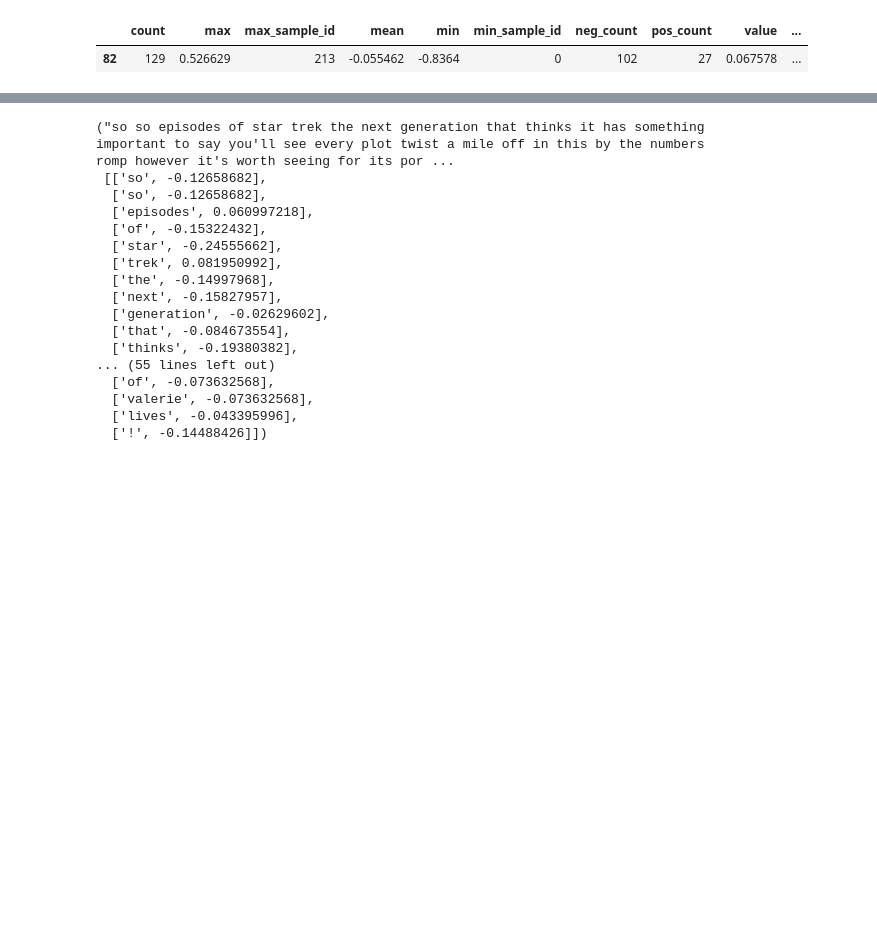
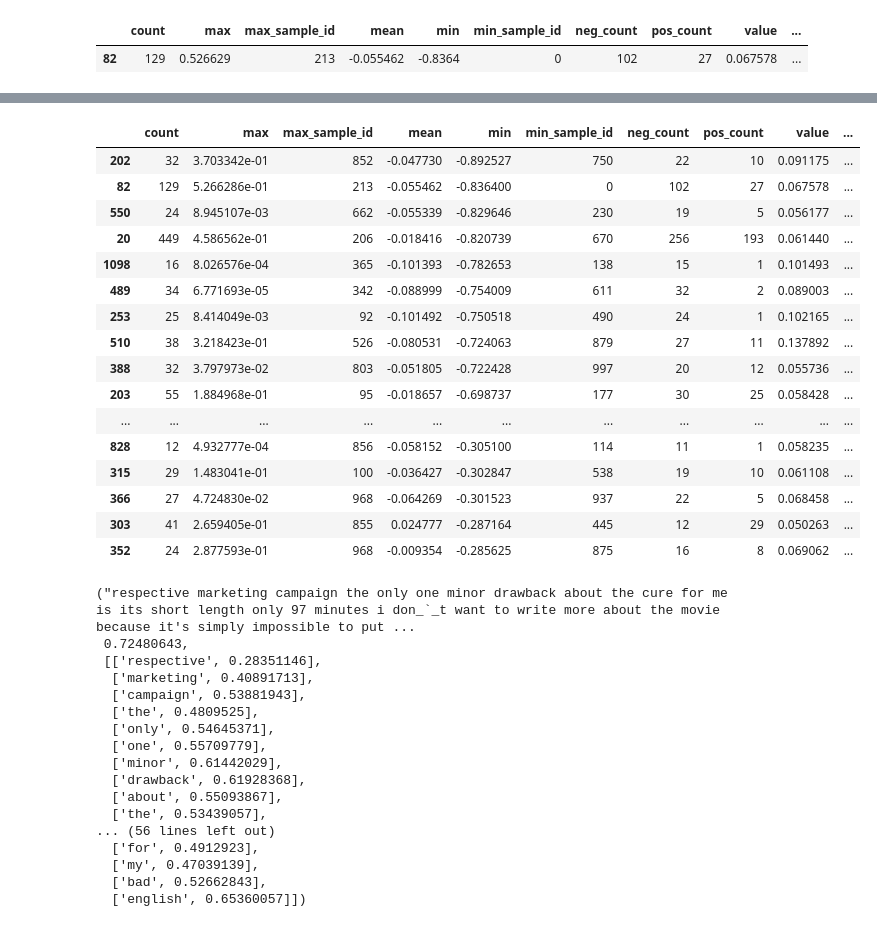
Before and after one commit to udsclub/whiskey-sentiment-analysis, a Jupyter notebook: word_impact_research.ipynb, the cells around one changed output, grey strips where cells are left out. Cells and saved outputs as stored; diff of their text form; code cells hidden in the pictures; blank space fills up the shorter version.

```diff
--- a/word_impact_research.ipynb
+++ b/word_impact_research.ipynb
@@ -278,20 +287,40 @@ rez[rez['value']>0.05][rez['pos_count'] > 3].sort_values(by=['value'], ascending
+# %%
+rez[rez['value']>0.05][rez['neg_count'] > 10].sort_values(by=['min'], ascending=True)[:60]
+# %% [output]
+|  | count | max | max_sample_id | mean | min | min_sample_id | neg_count | pos_count | value | ... |
+| 202 | 32 | 3.703342e-01 | 852 | -0.047730 | -0.892527 | 750 | 22 | 10 | 0.091175 | ... |
+| 82 | 129 | 5.266286e-01 | 213 | -0.055462 | -0.836400 | 0 | 102 | 27 | 0.067578 | ... |
+| 550 | 24 | 8.945107e-03 | 662 | -0.055339 | -0.829646 | 230 | 19 | 5 | 0.056177 | ... |
+| 20 | 449 | 4.586562e-01 | 206 | -0.018416 | -0.820739 | 670 | 256 | 193 | 0.061440 | ... |
+| 1098 | 16 | 8.026576e-04 | 365 | -0.101393 | -0.782653 | 138 | 15 | 1 | 0.101493 | ... |
+| 489 | 34 | 6.771693e-05 | 342 | -0.088999 | -0.754009 | 611 | 32 | 2 | 0.089003 | ... |
+| 253 | 25 | 8.414049e-03 | 92 | -0.101492 | -0.750518 | 490 | 24 | 1 | 0.102165 | ... |
+| 510 | 38 | 3.218423e-01 | 526 | -0.080531 | -0.724063 | 879 | 27 | 11 | 0.137892 | ... |
+| 388 | 32 | 3.797973e-02 | 803 | -0.051805 | -0.722428 | 997 | 20 | 12 | 0.055736 | ... |
+| 203 | 55 | 1.884968e-01 | 95 | -0.018657 | -0.698737 | 177 | 30 | 25 | 0.058428 | ... |
+| ... | ... | ... | ... | ... | ... | ... | ... | ... | ... | ... |
+| 828 | 12 | 4.932777e-04 | 856 | -0.058152 | -0.305100 | 114 | 11 | 1 | 0.058235 | ... |
+| 315 | 29 | 1.483041e-01 | 100 | -0.036427 | -0.302847 | 538 | 19 | 10 | 0.061108 | ... |
+| 366 | 27 | 4.724830e-02 | 968 | -0.064269 | -0.301523 | 937 | 22 | 5 | 0.068458 | ... |
+| 303 | 41 | 2.659405e-01 | 855 | 0.024777 | -0.287164 | 445 | 12 | 29 | 0.050263 | ... |
+| 352 | 24 | 2.877593e-01 | 968 | -0.009354 | -0.285625 | 875 | 16 | 8 | 0.069062 | ... |
 # %%
-inspect_sample(776)
+inspect_sample(213)
 # %% [output]
-("so so episodes of star trek the next generation that thinks it has something important to say you'll see every plot twist a mile off in this by the numbers romp however it's worth seeing for its por ...
- [['so', -0.12658682],
-  ['so', -0.12658682],
-  ['episodes', 0.060997218],
-  ['of', -0.15322432],
-  ['star', -0.24555662],
-  ['trek', 0.081950992],
-  ['the', -0.14997968],
-  ['next', -0.15827957],
-  ['generation', -0.02629602],
-  ['that', -0.084673554],
-  ['thinks', -0.19380382],
-... (55 lines left out)
-  ['of', -0.073632568],
-  ['valerie', -0.073632568],
-  ['lives', -0.043395996],
-  ['!', -0.14488426]])
+("respective marketing campaign the only one minor drawback about the cure for me is its short length only 97 minutes i don_`_t want to write more about the movie because it's simply impossible to put ...
+ 0.72480643,
+ [['respective', 0.28351146],
+  ['marketing', 0.40891713],
+  ['campaign', 0.53881943],
+  ['the', 0.4809525],
+  ['only', 0.54645371],
+  ['one', 0.55709779],
+  ['minor', 0.61442029],
+  ['drawback', 0.61928368],
+  ['about', 0.55093867],
+  ['the', 0.53439057],
+... (56 lines left out)
+  ['for', 0.4912923],
+  ['my', 0.47039139],
+  ['bad', 0.52662843],
+  ['english', 0.65360057]])
```
Also changed, not shown: parts of 6 cells of this notebook.
